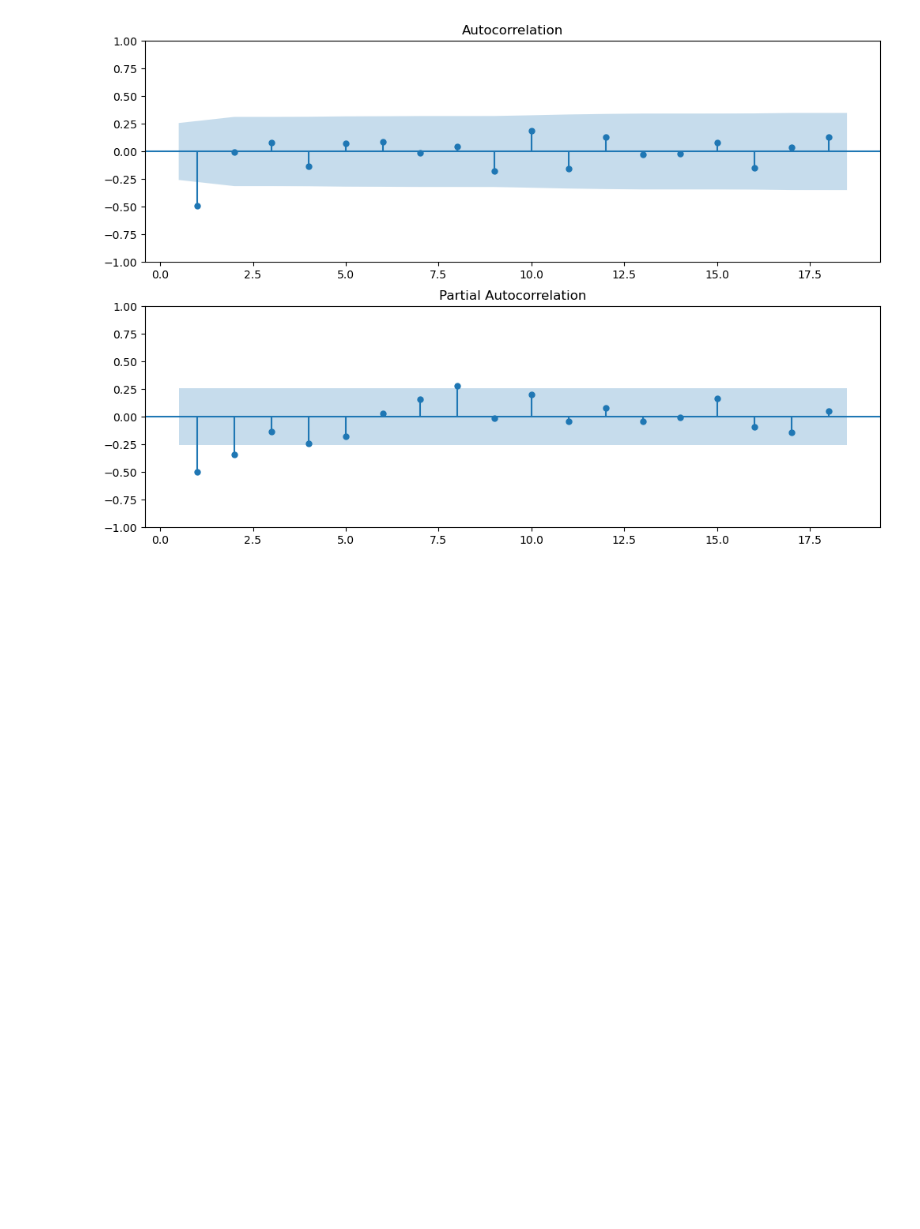
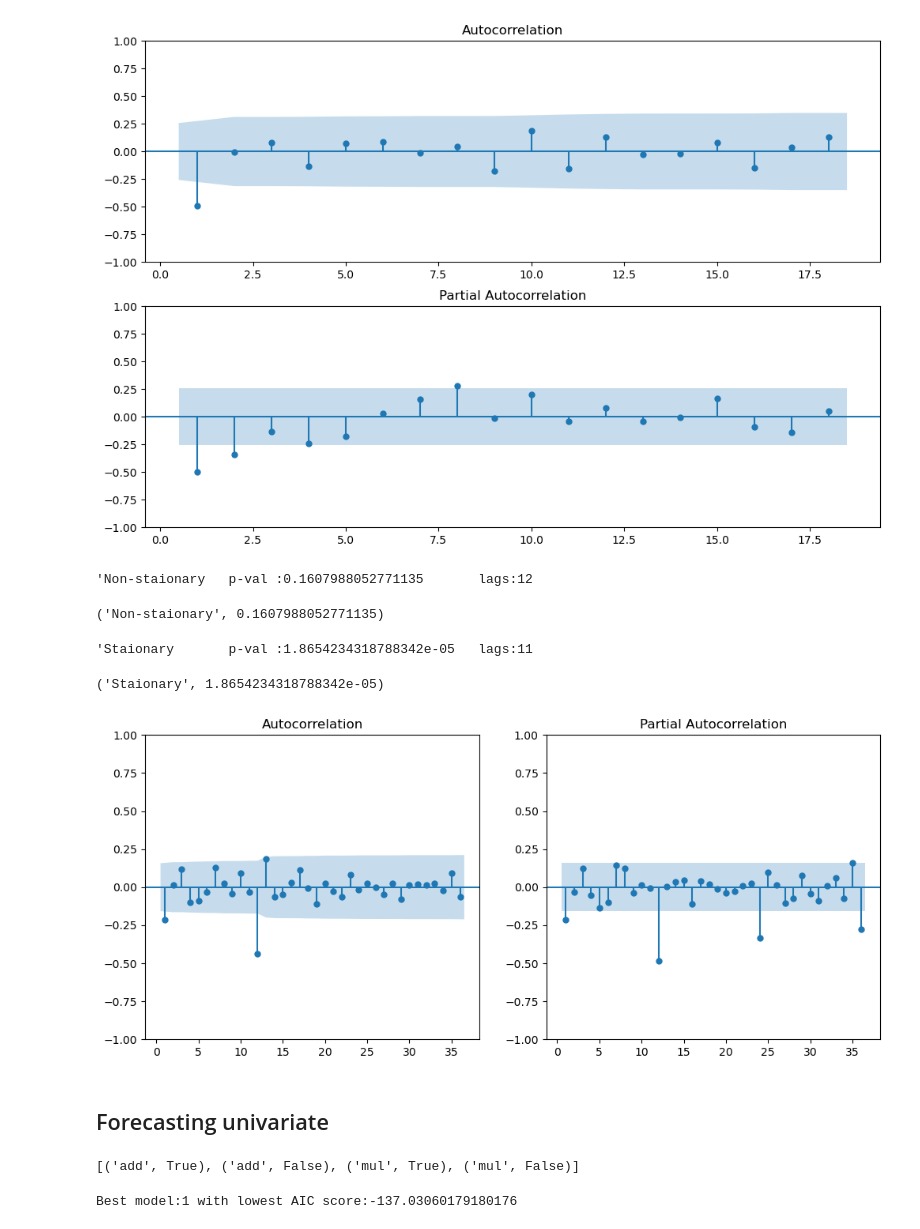
Before and after one commit to alexhandsome2/timeanalysis, a Jupyter notebook: ch10.ipynb, the cells around one changed output. Drawn from its saved outputs; the diff is of its cells as text; code cells hidden in the pictures; blank space fills up the shorter version.

```diff
--- a/ch10.ipynb
+++ b/ch10.ipynb
@@ -88,0 +97,27 @@ plt.show()
+# %%
+check_stationarity(milk_diff_12)
+# %% [output]
+'Non-staionary   p-val :0.1607988052771135       lags:12
+('Non-staionary', 0.1607988052771135)
+# %%
+milk_diff_12_1 =milk.diff(12).diff(1).dropna()
+check_stationarity(milk_diff_12_1)
+# %% [output]
+'Staionary       p-val :1.8654234318788342e-05   lags:11
+('Staionary', 1.8654234318788342e-05)
+# %%
+fig, ax =plt.subplots(1,2)
+plot_acf(milk_diff_12_1, zero=False,ax=ax[0],lags=36)
+plot_pacf(milk_diff_12_1, zero=False,ax=ax[1],lags=36)
+plt.show()
+# %% [output]
+[figure, added]
+# %% [markdown]
+## Forecasting univariate
+# %%
+trend=['add','mul']
+damped=[True,False]
+life_ex_comb=combinator([trend,damped])
+life_ex_comb
+# %% [output]
+[('add', True), ('add', False), ('mul', True), ('mul', False)]
@@ -88,0 +146,4 @@ plt.show()
+# %%
+life_best_model=get_best_model(score,'AIC')
+# %% [output]
+Best model:1 with lowest AIC score:-137.03060179180176
```
Also changed, not shown: parts of 26 cells of this notebook.
